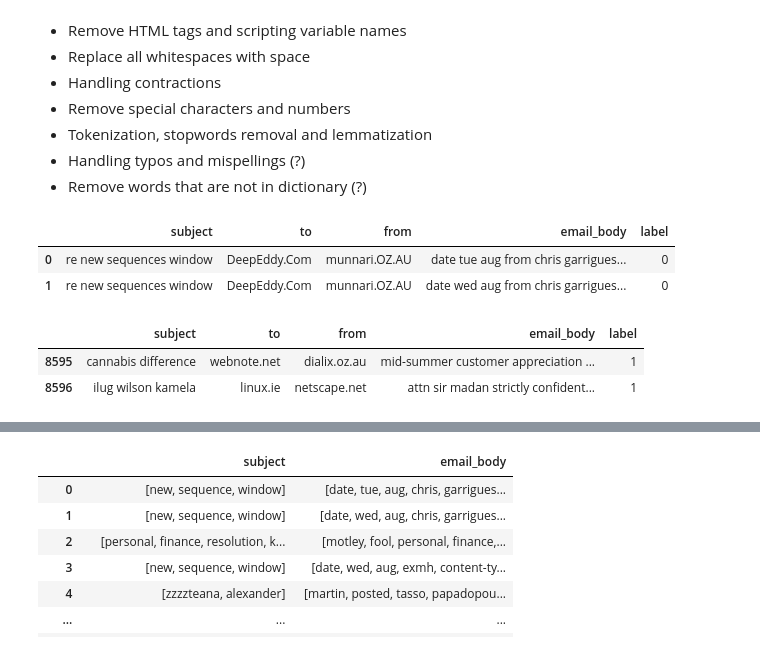
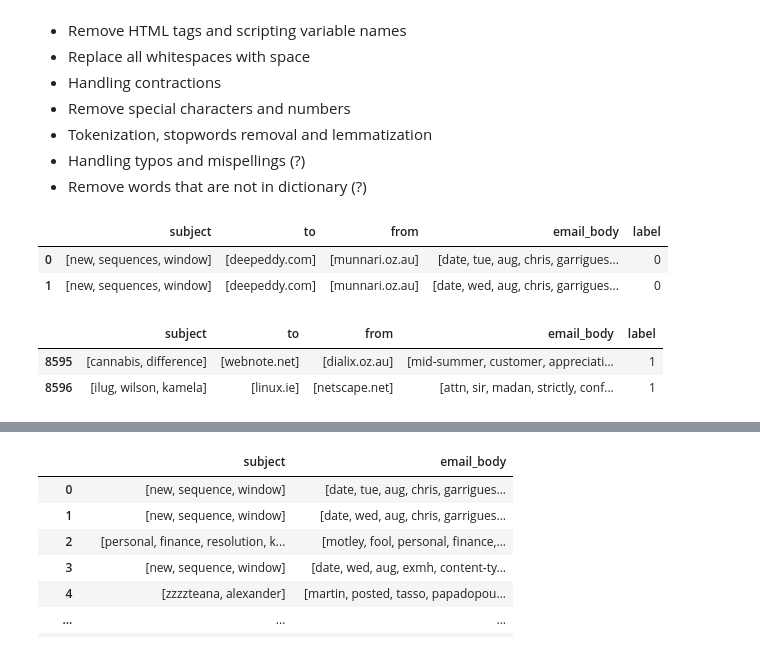
Before and after one commit to abccastro/Email-Spam-or-Ham-Detector-using-Naive-Bayes, a Jupyter notebook: Email Spam or Ham Detector using Naive Bayes.ipynb, the cells around one changed output, grey strips where cells are left out. Saved outputs shown, nothing was run; the diff lists cells and outputs as text; code cells hidden in the pictures.

```diff
--- a/Email Spam or Ham Detector using Naive Bayes.ipynb
+++ b/Email Spam or Ham Detector using Naive Bayes.ipynb
@@ -54,10 +61,12 @@ try:
                 msg = email.message_from_string(f.read(), policy=policy.default)
 
                 subject = str(decode_header(msg.get('subject'))[0][0]) if msg.get('subject') is not None else None
+                email_to = str(decode_header(msg.get('to'))[0][0]) if msg.get('to') is not None else None
+                email_from = str(decode_header(msg.get('from'))[0][0]) if msg.get('to') is not None else None
                 email_body = get_email_body(msg)
 
                 # Add label to your record: 0 = ham, 1 = spam
-                new_data = [subject, msg.get('to'), msg.get('from'), email_body, idx]
+                new_data = [subject, email_to, email_from, email_body, idx]
                 data_raw_df.loc[len(data_raw_df)] = new_data
 
     display(data_raw_df.head(5))
@@ -119,14 +120,18 @@ data_cleaned_df.head(5)
 # %% [markdown]
 Extract mail server and domain name from `TO` and `FROM`
 # %%
-def extract_mail_server_and_domain(email):
-    pattern = r'@([\w.]+\.[a-zA-Z]{2,})'
-    match = re.search(pattern, email)
-    return match.group(1) if match else None
+def extract_mail_server_and_domain(text):
+    email_list = []
+    email_tokens = text.split(",")
 
+    for email in email_tokens:
+        match = re.search(r'@([\w.]+\.[a-z]{2,})', email)
+        if match:
+            email_list.append(match.group(1))
 
-data_cleaned_df['to'] = data_cleaned_df['to'].apply(extract_mail_server_and_domain)
-data_cleaned_df['from'] = data_cleaned_df['from'].apply(extract_mail_server_and_domain)
+    return email_list
+
+data_cleaned_df[['to', 'from']] = data_cleaned_df[['to', 'from']].applymap(extract_mail_server_and_domain)
 data_cleaned_df[['to', 'from']].head(5)
 # %% [output]
 |  | to | from |
@@ -148,42 +197,50 @@ For `SUBJECT` and `EMAIL_BODY`, the following will be applied to clean the data
 # %%
 pd.set_option('max_colwidth', None)
 
+stop_words = set(stopwords.words('english'))
 
-# Remove email addresses
-pattern_email = r'\b[A-Za-z0-9._%+-]+@[A-Za-z0-9.-]+\.[A-Z|a-z]{2,7}\b'
-data_cleaned_df[['subject', 'email_body']] = data_cleaned_df[['subject', 'email_body']].applymap(lambda x : re.sub(pattern_email, '', x))
+def remove_unnecessary_words(text):
+    # Remove email addresses
+    pattern_email = r'\b[a-z0-9._%+-]+@[a-z0-9.-]+\.[a-z]{2,7}\b'
+    text = re.sub(pattern_email, '', text)
 
-# Remove URLs
-pattern_url = r'https?://(?:www\.)?[\w\.-]+(?:\.[a-zA-Z]{2,})+(?:/[-\w\.,/]*)*(?:\?[\w\%&=]*)?'
-data_cleaned_df[['subject', 'email_body']] = data_cleaned_df[['subject', 'email_body']].applymap(lambda x : re.sub(pattern_url, '', x))
+    # Remove URLs
+    pattern_url = r'https?://(?:www\.)?[\w\.-]+(?:\.[a-z]{2,})+(?:/[-\w\.,/]*)*(?:\?[\w\%&=]*)?'
+    text = re.sub(pattern_url, '', text)
 
-# Handle contractions
-data_cleaned_df[['subject', 'email_body']] = data_cleaned_df[['subject', 'email_body']].applymap(lambda x : contractions.fix(x))
+    # Handle contractions
+    text = contractions.fix(text)
 
-# Remove HTML tags
-pattern_html = r'<[^>]+>'
-data_cleaned_df[['subject', 'email_body']] = data_cleaned_df[['subject', 'email_body']].applymap(lambda x : re.sub(pattern_html, '', x))
-data_cleaned_df[['subject', 'email_body']] = data_cleaned_df[['subject', 'email_body']].applymap(lambda x : x.replace('&nbsp;', ' '))
+    # Remove HTML tags
+    pattern_html = r'<[^>]+>'
+    text = re.sub(pattern_html, '', text)
+    text = text.replace('&nbsp;', ' ')
 
-# Remove scripting variable names, e.g. $msg
-pattern_scripting = r'\$\w+\s*'
-data_cleaned_df[['subject', 'email_body']] = data_cleaned_df[['subject', 'email_body']].applymap(lambda x : re.sub(pattern_scripting, '', x))
+    # Remove scripting variable names, e.g. $msg
+    pattern_scripting = r'\$\w+\s*'
+    text = re.sub(pattern_scripting, '', text)
 
+    # Remove all special characters and numbers
+    pattern_special_num = r'(?<![a-z])-(?![a-z])|[^a-z\s-]+'
+    text = re.sub(pattern_special_num, ' ', text)
 
-# Remove all special characters and numbers
-pattern_special_num = r'(?<![a-zA-Z])-(?![a-zA-Z])|[^a-zA-Z\s-]+'
-data_cleaned_df[['subject', 'email_body']] = data_cleaned_df[['subject', 'email_body']].applymap(lambda x : re.sub(pattern_special_num, ' ', x))
+    # Replace all whitespaces (new lines, tabs, etc.) to space
+    pattern_whitespace = r'\s+'
+    text = re.sub(pattern_whitespace, ' ', text)
 
-# Replace all whitespaces (new lines, tabs, etc.) to space
-pattern_whitespace = r'\s+'
-data_cleaned_df[['subject', 'email_body']] = data_cleaned_df[['subject', 'email_body']].applymap(lambda x : re.sub(pattern_whitespace, ' ', x))
+    # Tokenize the text and remove stopwords
+    word_list = [word for word in word_tokenize(text) if word not in stop_words]
+
+    return word_list
+
+data_cleaned_df[['subject', 'email_body']] = data_cleaned_df[['subject', 'email_body']].applymap(remove_unnecessary_words)
 
 display(data_cleaned_df.head(2))
 display(data_cleaned_df.tail(2))
 # %% [output]
 |  | subject | to | from | email_body | label |
-| 0 | re new sequences window | DeepEddy.Com | munnari.OZ.AU | date tue aug from chris garrigues... | 0 |
-| 1 | re new sequences window | DeepEddy.Com | munnari.OZ.AU | date wed aug from chris garrigues... | 0 |
+| 0 | [new, sequences, window] | [deepeddy.com] | [munnari.oz.au] | [date, tue, aug, chris, garrigues... | 0 |
+| 1 | [new, sequences, window] | [deepeddy.com] | [munnari.oz.au] | [date, wed, aug, chris, garrigues... | 0 |
 |  | subject | to | from | email_body | label |
-| 8595 | cannabis difference | webnote.net | dialix.oz.au | mid-summer customer appreciation ... | 1 |
-| 8596 | ilug wilson kamela | linux.ie | netscape.net | attn sir madan strictly confident... | 1 |
+| 8595 | [cannabis, difference] | [webnote.net] | [dialix.oz.au] | [mid-summer, customer, appreciati... | 1 |
+| 8596 | [ilug, wilson, kamela] | [linux.ie] | [netscape.net] | [attn, sir, madan, strictly, conf... | 1 |
```
Also changed, not shown: parts of 11 cells of this notebook.
